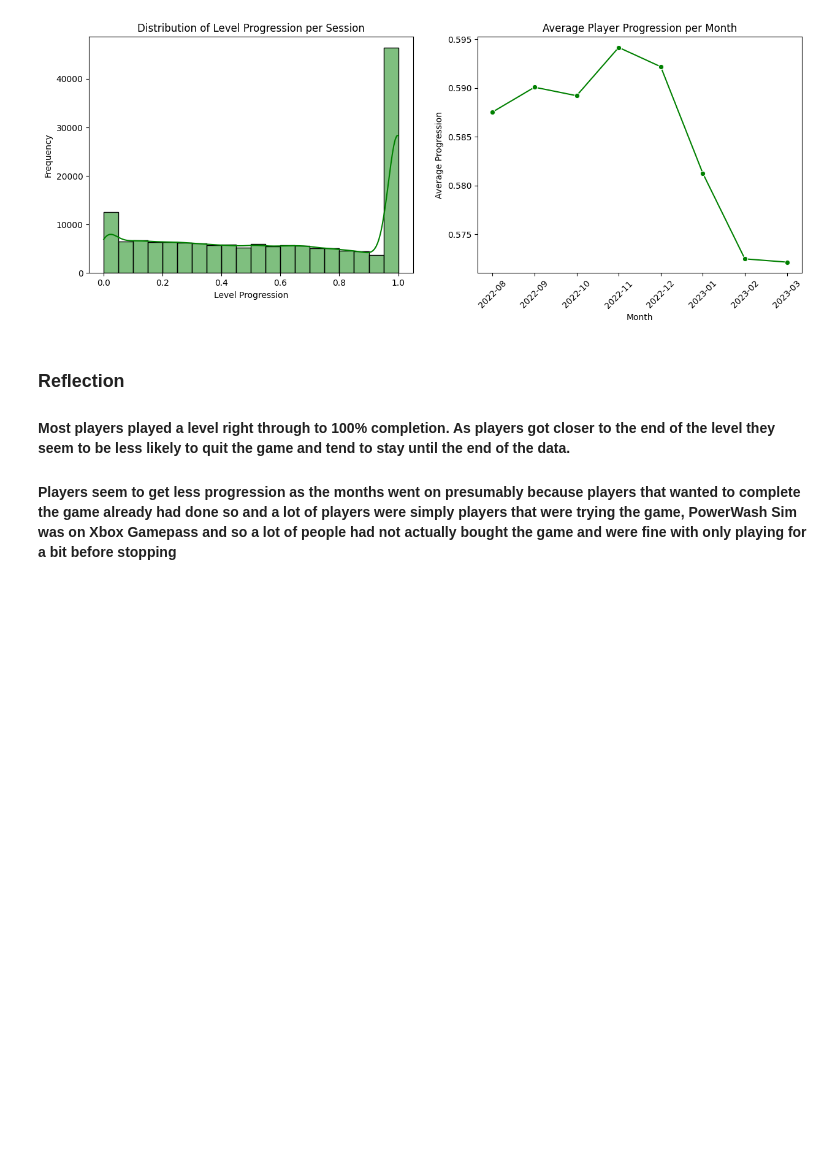
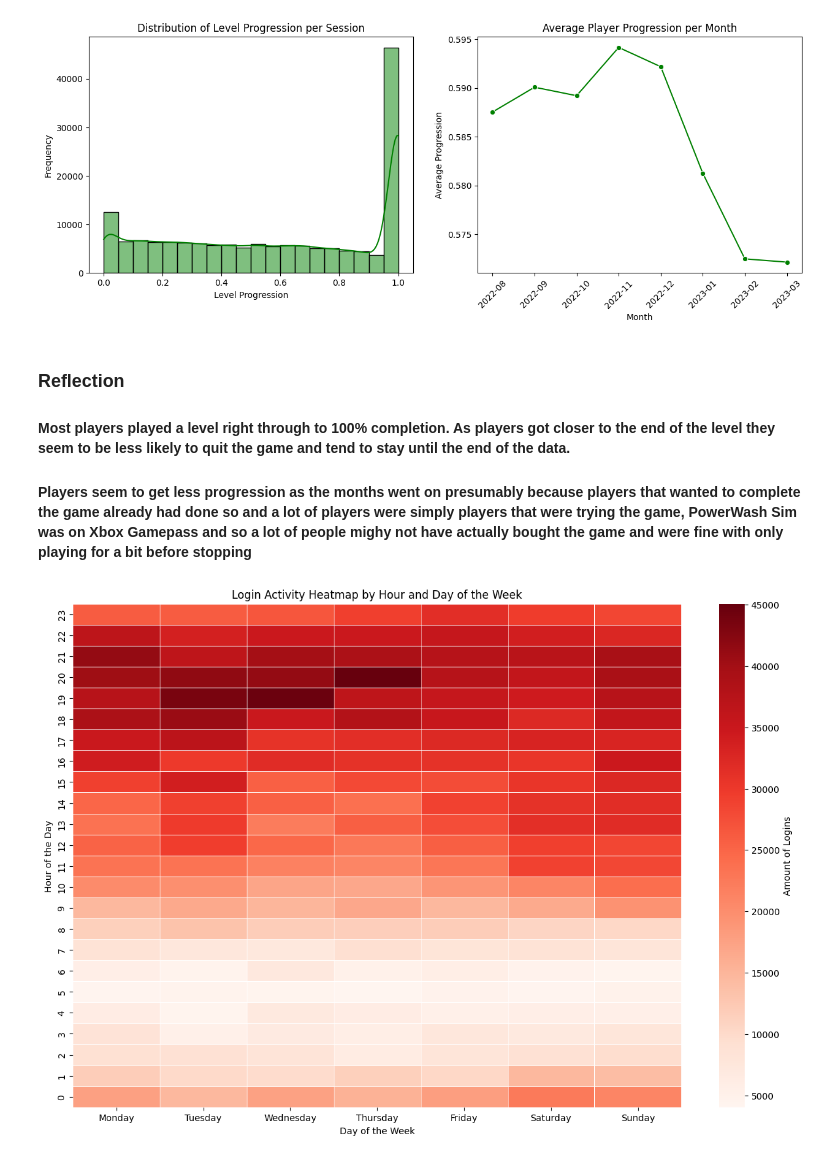
Before and after one commit to itcOnlineGaming/GA_25_P1_Part3_Darragh_McKernan, a Jupyter notebook: JupyterNotebook.ipynb, the cells around one changed output. Saved outputs shown, nothing was run; the diff lists cells and outputs as text; code cells hidden in the pictures; blank space fills up the shorter version.

```diff
--- a/JupyterNotebook.ipynb
+++ b/JupyterNotebook.ipynb
@@ -178,4 +178,38 @@ plt.show()
 # %% [markdown]
 ### Reflection
 #### Most players played a level right through to 100% completion. As players got closer to the end of the level they seem to be less likely to quit the game and tend to stay until the end of the data.
-#### Players seem to get less progression as the months went on presumably because players that wanted to complete the game already had done so and a lot of players were simply players that were trying the game, PowerWash Sim was on Xbox Gamepass and so a lot of people had not actually bought the game and were fine with only playing for a bit before stopping
+#### Players seem to get less progression as the months went on presumably because players that wanted to complete the game already had done so and a lot of players were simply players that were trying the game, PowerWash Sim was on Xbox Gamepass and so a lot of people mighy not have actually bought the game and were fine with only playing for a bit before stopping
+# %%
+from PlayerCounter import PlayerLogin
+from PlayerCounter import PlayerLogout
+from PlayerCounter import GetLevelProgression
+import matplotlib.pyplot as plt
+import seaborn as sns
+import pandas as pd
+
+logins = PlayerLogin()
+logouts = PlayerLogout()
+progression = GetLevelProgression()
+
+estimatedSessionLengths = pd.merge(logins, logouts, on="pid")
+estimatedSessionLengths = pd.merge(estimatedSessionLengths, progression, on=["pid", "LogoutTime"])
+
+estimatedSessionLengths["LoginHour"] = estimatedSessionLengths["LoginTime"].dt.hour
+estimatedSessionLengths["DayOfWeek"] = estimatedSessionLengths["LoginTime"].dt.day_name()
+
+heatmapLogins = estimatedSessionLengths.groupby(["DayOfWeek", "LoginHour"]).size().unstack(fill_value=0)
+heatmapLogins = heatmapLogins.reindex(["Monday", "Tuesday", "Wednesday", "Thursday", "Friday", "Saturday", "Sunday"])
+
+heatmapLogins = heatmapLogins.T#put days on the bottom
+heatmapLogins = heatmapLogins.sort_index(ascending=False)#invert the hours so 0 is on the bottom
+
+plt.figure(figsize=(15, 10))
+sns.heatmap(heatmapLogins, cmap="Reds", fmt="d", linewidths=0.5, cbar_kws={'label': 'Amount of Logins'})
+
+plt.title("Login Activity Heatmap by Hour and Day of the Week")
+plt.xlabel("Day of the Week")
+plt.ylabel("Hour of the Day")
+
+plt.show()
+# %% [output]
+[figure, added]
```
